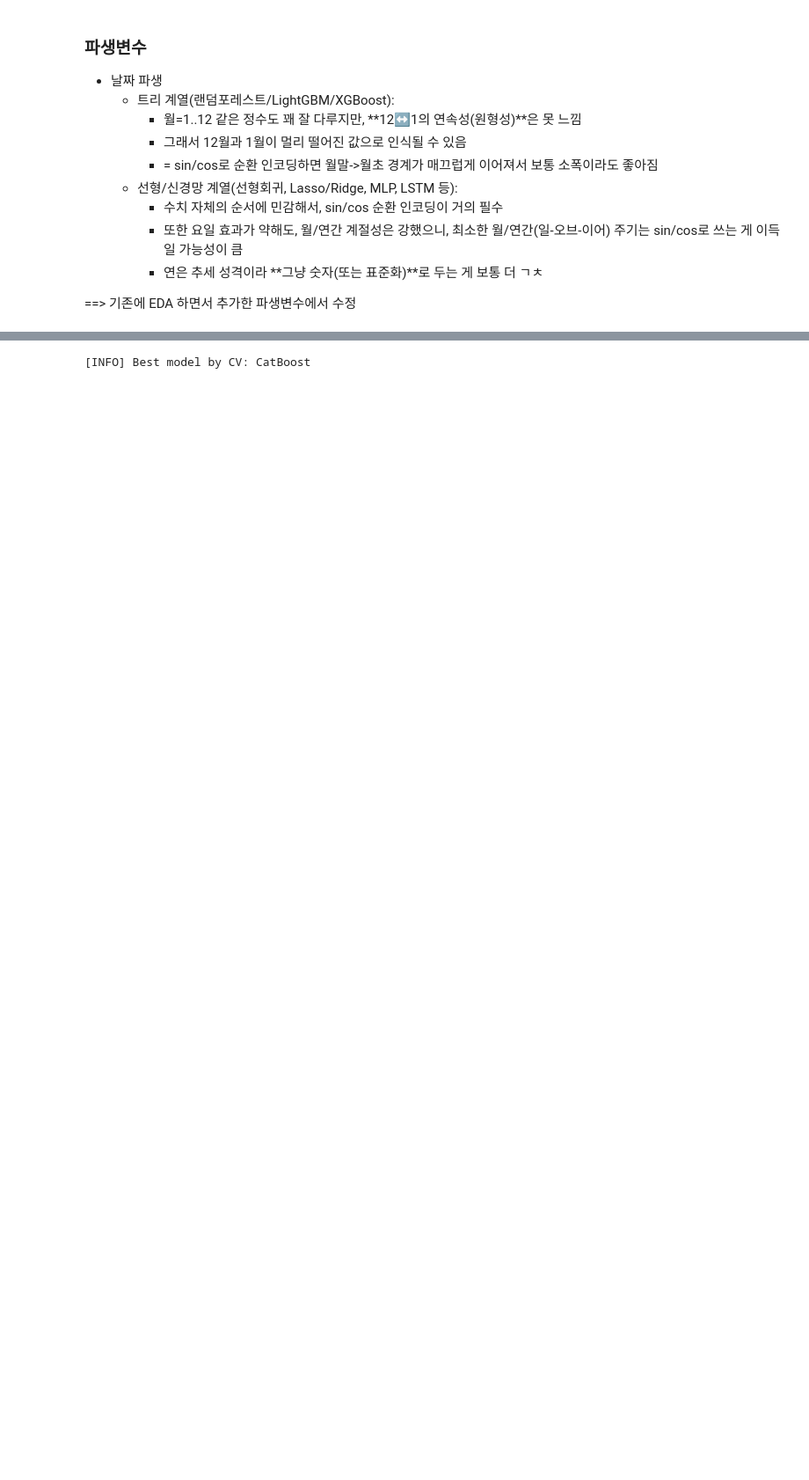
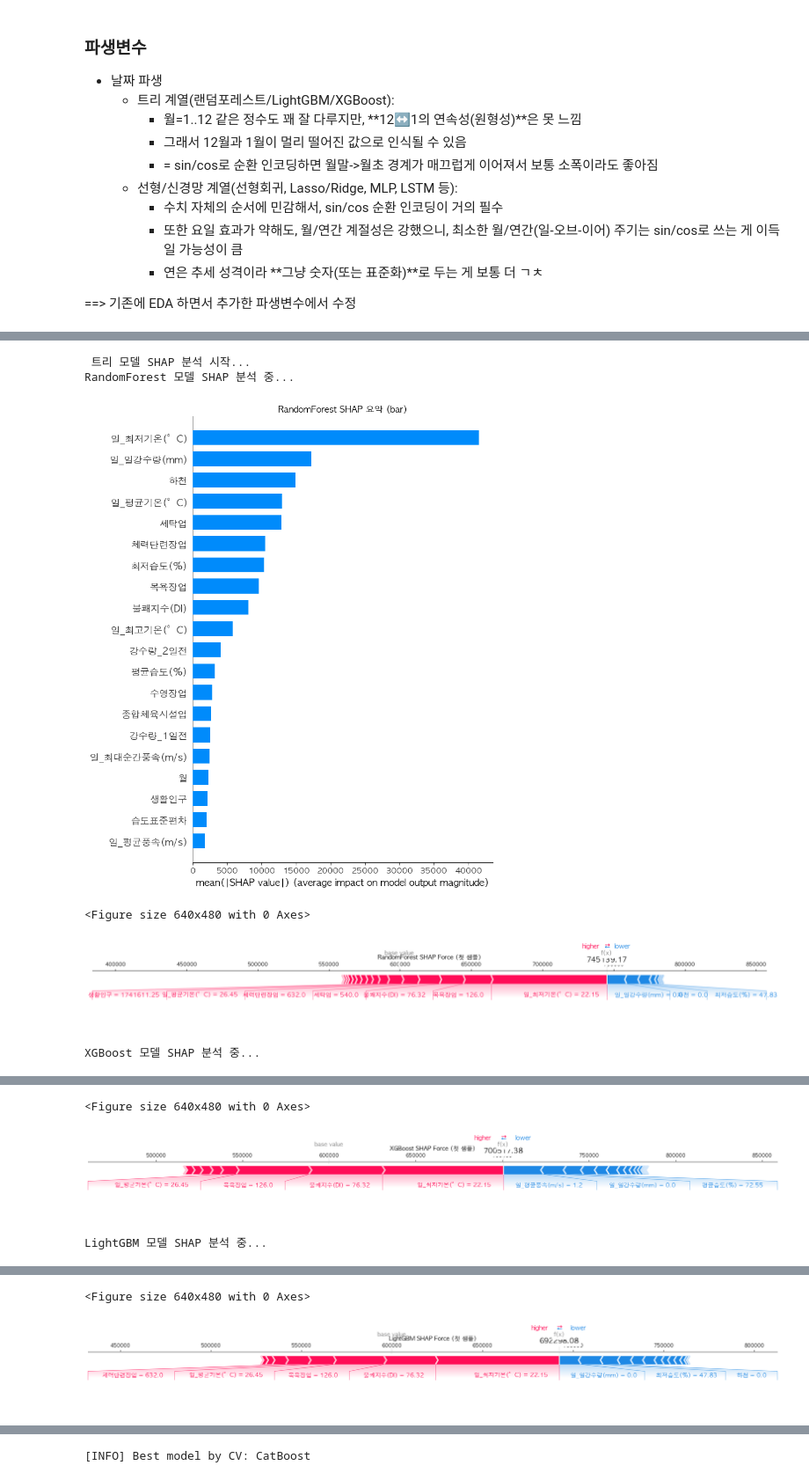
Before and after one commit to mimimoo02/youngwon, a Jupyter notebook: code/model_sewage_1day_pred.ipynb, the cells around one changed output, grey strips where cells are left out. Shown at 88% size. Cells and saved outputs as stored; diff of their text form; code cells hidden in the pictures; blank space fills up the shorter version.

```diff
--- a/code/model_sewage_1day_pred.ipynb
+++ b/code/model_sewage_1day_pred.ipynb
@@ -22,9 +23,20 @@ import pandas as pd
 import numpy as np
 import matplotlib.pyplot as plt
 import seaborn as sns
-plt.rcParams['font.family'] ='Malgun Gothic' # 윈도우
-# plt.rcParams['font.family'] ='AppleGothic' # 맥
-plt.rcParams['axes.unicode_minus'] =False
+from sklearn.model_selection import train_test_split
+from sklearn.ensemble import RandomForestRegressor
+from xgboost import XGBRegressor
+from lightgbm import LGBMRegressor
+from catboost import CatBoostRegressor
+from sklearn.metrics import mean_absolute_error, mean_squared_error, r2_score
+import shap
+
+# 한글 폰트 설정
+# plt.rcParams['font.family'] ='Malgun Gothic' # 윈도우
+plt.rcParams['font.family'] ='AppleGothic' # 맥
+# 맥, 윈도우 중 가능한거로
+# plt.rcParams['font.family'] = ['AppleGothic', 'Malgun Gothic', 'NanumGothic', 'DejaVu Sans']
+plt.rcParams['axes.unicode_minus'] = False
 # %% [markdown]
 ### 파생변수
 - 날짜 파생
@@ -210,3 +242,0 @@ Length: 75, dtype: int64
-# %%
-nanji = nanji.dropna().reset_index(drop=True)
-nanji.isnull().sum().sort_values(ascending=False)
@@ -282,0 +950,46 @@ not_use_col = [
+# %%
+print("\n 트리 모델 SHAP 분석 시작...")
+# 테스트 데이터 샘플 수 제한 (연산량 절감용)
+MAX_SAMPLES = 500
+X_shap = X_test.copy()
+if len(X_shap) > MAX_SAMPLES:
+    X_shap = X_shap.sample(n=MAX_SAMPLES, random_state=42)
+
+for name in tree_names:
+    model = models.get(name, None)
+    if model is None:
+        continue
+
+    try:
+        print(f"{name} 모델 SHAP 분석 중...")
+        explainer = shap.TreeExplainer(model)
+        shap_values = explainer.shap_values(X_shap)
+
+        # 요약 플롯 (bar)
+        plt.figure()
+        shap.summary_plot(shap_values, X_shap, plot_type="bar", show=False)
+        plt.title(f'{name} SHAP 요약 (bar)')
+        plt.tight_layout()
+        plt.show()
+
+        # Force Plot (첫 샘플)
+        try:
+            plt.figure()
+            shap.force_plot(explainer.expected_value, shap_values[0,:], X_shap.iloc[0,:], matplotlib=True, show=False)
+            plt.title(f'{name} SHAP Force (첫 샘플)')
+            plt.tight_layout()
+            plt.show()
+        except Exception as e:
+            print(f"  Force Plot 생성 중 오류: {e}")
+
+    except Exception as e:
+        print(f"  {name} SHAP 분석 실패: {e}")
+
+print("SHAP 분석 완료")
+# %% [output]
+ 트리 모델 SHAP 분석 시작...
+RandomForest 모델 SHAP 분석 중...
+[figure, added]
+<Figure size 640x480 with 0 Axes>
+[figure, added]
+XGBoost 모델 SHAP 분석 중...
@@ -282,0 +997,3 @@ not_use_col = [
+<Figure size 640x480 with 0 Axes>
+[figure, added]
+LightGBM 모델 SHAP 분석 중...
@@ -282,0 +1001,2 @@ not_use_col = [
+<Figure size 640x480 with 0 Axes>
+[figure, added]
```
Also changed, not shown: parts of 29 cells of this notebook, 11 other files.
